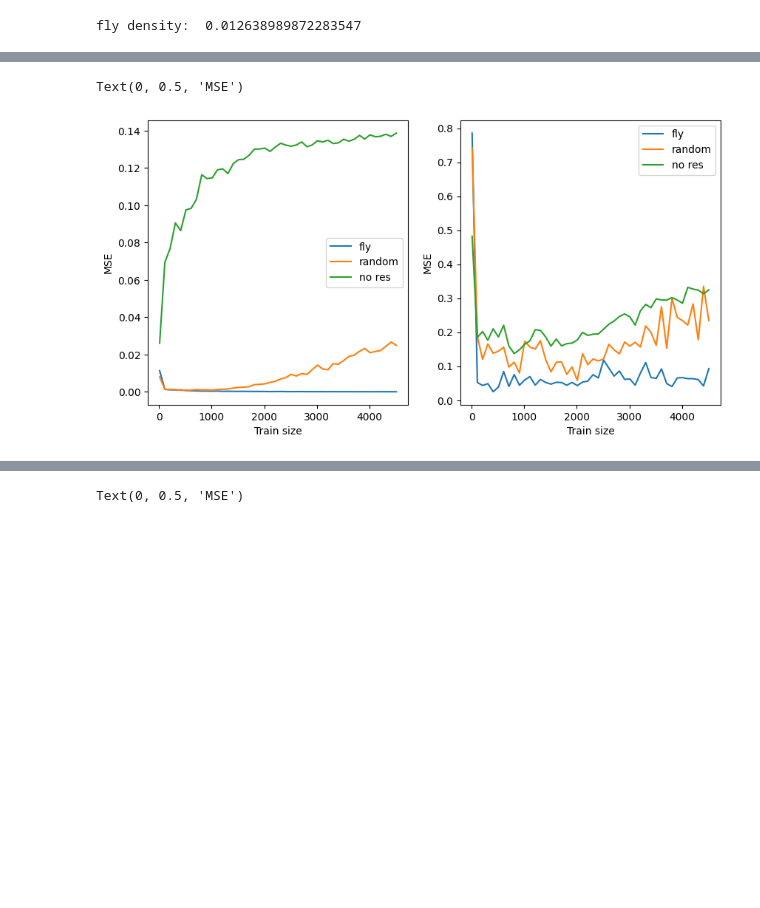
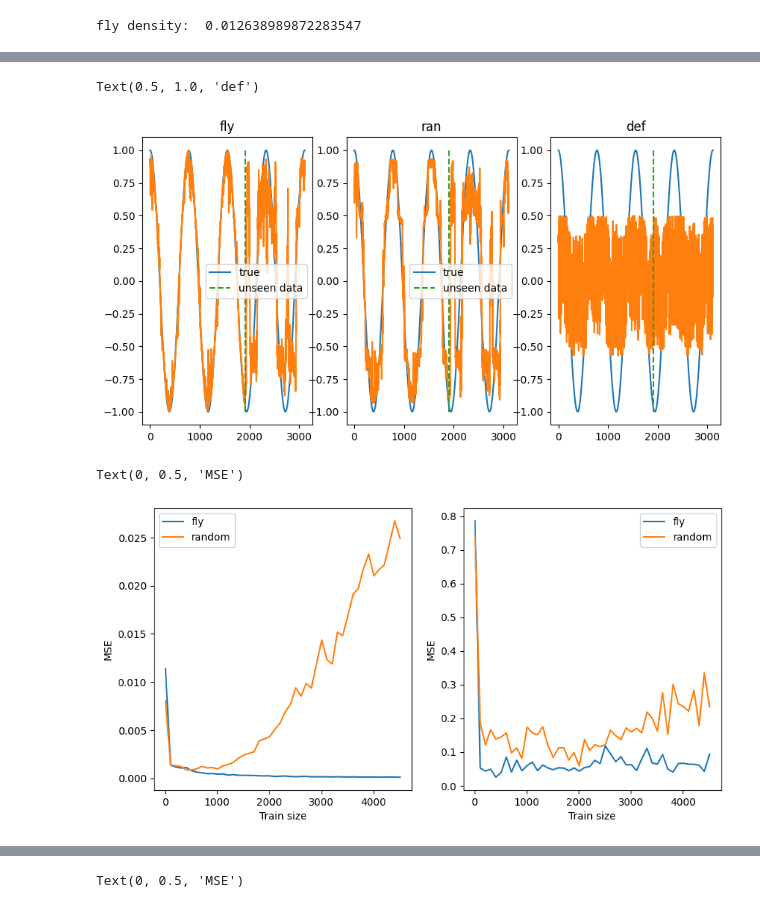
Before and after one commit to zs18656/whatIsLarva, a Jupyter notebook: NotebookOfSpaghetti.ipynb, the cells around one changed output, grey strips where cells are left out. Cells and saved outputs as stored; diff of their text form; code cells hidden in the pictures; blank space fills up the shorter version.

```diff
--- a/NotebookOfSpaghetti.ipynb
+++ b/NotebookOfSpaghetti.ipynb
@@ -264,3 +287,31 @@ KeyboardInterrupt:
+# %%
+fig, ax = plt.subplots(ncols = 3, figsize = (10,5))
+
+N = 0
+ax[0].plot(frequencies_test[N:], label = 'true')
+ax[1].plot(frequencies_test[N:], label = 'true')
+ax[2].plot(frequencies_test[N:], label = 'true')
+
+
+ax[0].plot(fly_prediction[N:])
+ax[1].plot(rand_prediction[N:])
+ax[2].plot(default_predicted[N:])
+
+ax[0].plot(np.ones(100)*n_in_train-N, np.linspace(-1,1,100), linestyle = '--', label = 'unseen data')
+ax[1].plot(np.ones(100)*n_in_train-N, np.linspace(-1,1,100), linestyle = '--', label = 'unseen data')
+ax[2].plot(np.ones(100)*n_in_train-N, np.linspace(-1,1,100), linestyle = '--', label = 'unseen data')
+
+
+
+ax[0].legend()
+ax[1].legend()
+
+ax[0].set_title('fly')
+ax[1].set_title('ran')
+ax[2].set_title('def')
+# %% [output]
+Text(0.5, 1.0, 'def')
+[figure, added]
 # %%
 df = pd.DataFrame()
 
@@ -275,11 +326,11 @@ fig, ax = plt.subplots(ncols = 2, figsize = (10,5))
 
 ax[0].plot(SAMPLESIZES[:len(LC_fly_te)],LC_fly_tr, label = 'fly')
 ax[0].plot(SAMPLESIZES[:len(LC_fly_te)],LC_ran_tr, label = 'random')
-ax[0].plot(SAMPLESIZES[:len(LC_fly_te)],LC_def_tr, label = 'no res')
+# ax[0].plot(SAMPLESIZES[:len(LC_fly_te)],LC_def_tr, label = 'no res')
 
 ax[1].plot(SAMPLESIZES[:len(LC_fly_te)],LC_fly_te, label = 'fly')
 ax[1].plot(SAMPLESIZES[:len(LC_fly_te)],LC_ran_te, label = 'random')
-ax[1].plot(SAMPLESIZES[:len(LC_fly_te)],LC_def_te, label = 'no res')
+# ax[1].plot(SAMPLESIZES[:len(LC_fly_te)],LC_def_te, label = 'no res')
 ax[0].legend()
 ax[1].legend()
 ax[0].set_xlabel('Train size')
@@ -288,4 +339,4 @@ ax[0].set_ylabel('MSE')
 ax[1].set_ylabel('MSE')
 # %% [output]
 Text(0, 0.5, 'MSE')
-[figure, old version]
+[figure, new version]
```
Also changed, not shown: parts of 7 cells of this notebook, 4 other files.
